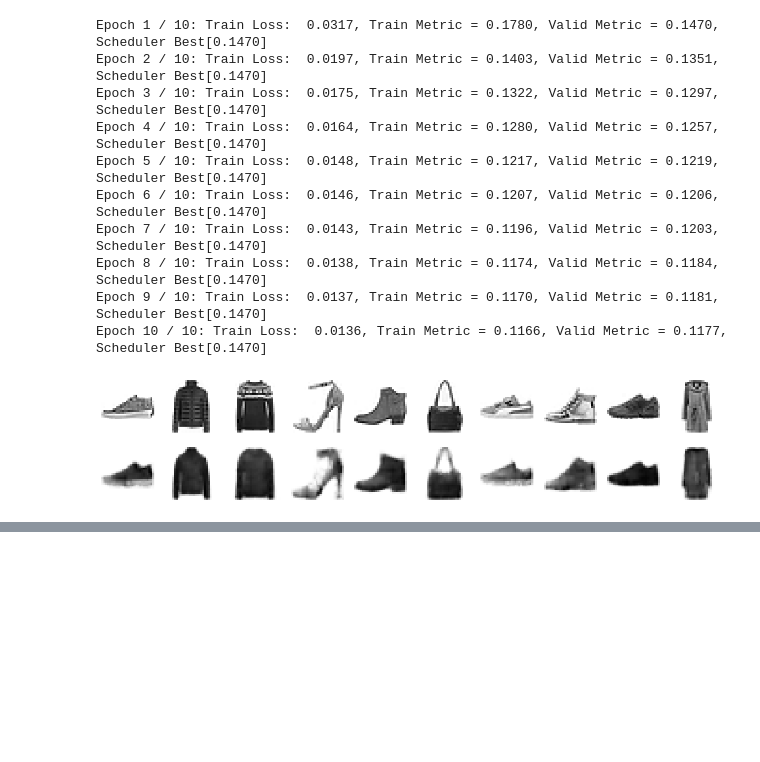
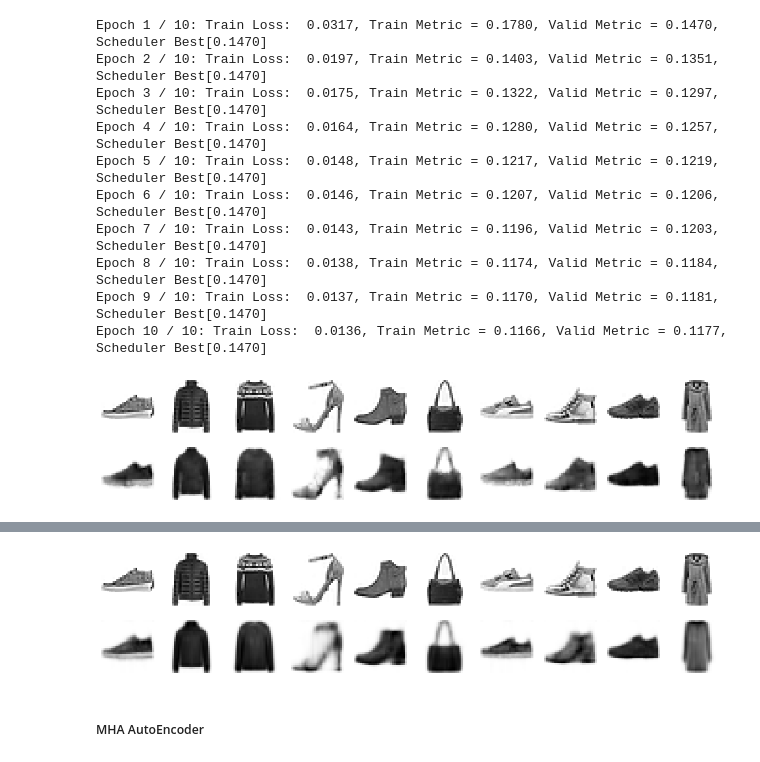
Before and after one commit to Portia-dot/Autoencoder-GANS-DiffusionModels, a Jupyter notebook: Autoencoder.ipynb, the cells around one changed output, grey strips where cells are left out. Drawn from its saved outputs; the diff is of its cells as text; code cells hidden in the pictures; blank space fills up the shorter version.

```diff
--- a/Autoencoder.ipynb
+++ b/Autoencoder.ipynb
@@ -441,0 +444,28 @@ plt.show()
+# %%
+class RNNAutoencoder(nn.Module):
+    def __init__(self):
+        super().__init__()
+
+        self.encoder_lstm = nn.LSTM(input_size=28, hidden_size=128, num_layers=2, batch_first=True)
+        self.encoder_proj = nn.Linear(128, 32)
+        self.decoder_lstm = nn.LSTM(input_size=32, hidden_size=128, num_layers=2, batch_first=True)
+        self.decode_proj = nn.Linear(128, 28)
+
+    def encode(self, x):
+        x = x.squeeze(dim=1)
+        _, (h_n, _) = self.encoder_lstm(x)
+        x = h_n[-1]
+        return self.encoder_proj(x)
+
+    def decode(self, x):
+        x = x.unsqueeze(dim = 1).repeat(1, 28, 1)
+        x, _ = self.decoder_lstm(x)
+        return F.sigmoid(self.decode_proj(x).unsqueeze(dim=1))
+
+    def forward(self, x):
+        return self.decode(self.encode(x))
+# %%
+rnnautoencoder = RNNAutoencoder().to(device)
+optimizer = torch.optim.NAdam(rnnautoencoder.parameters(), lr = 1e-3)
+history = training_func(rnnautoencoder, optimizer, mse, rmse, train_loader, val_loader,
+                n_epochs=10)
@@ -441,0 +483,7 @@ plt.show()
+# %%
+plot_reconstruction(rnnautoencoder, x_val, 10)
+plt.show()
+# %% [output]
+[figure, added]
+# %% [markdown]
+##### MHA AutoEncoder
```
Also changed, not shown: parts of 6 cells of this notebook.
